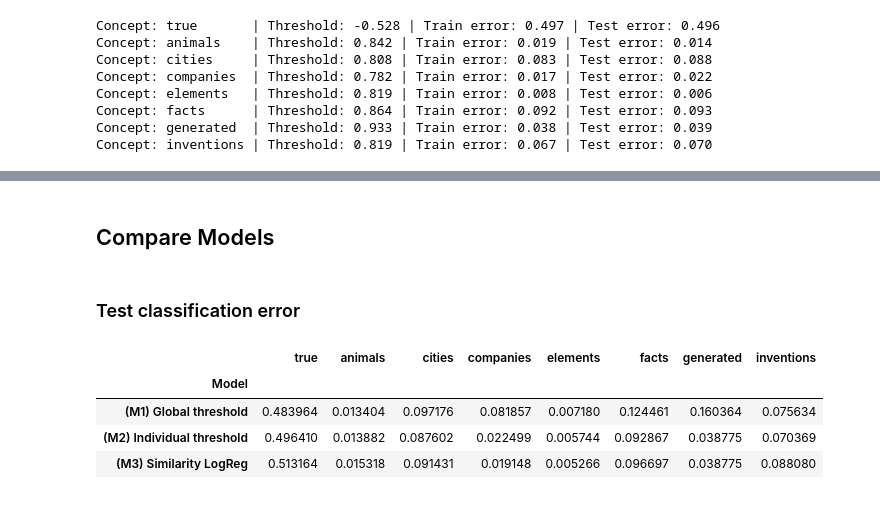
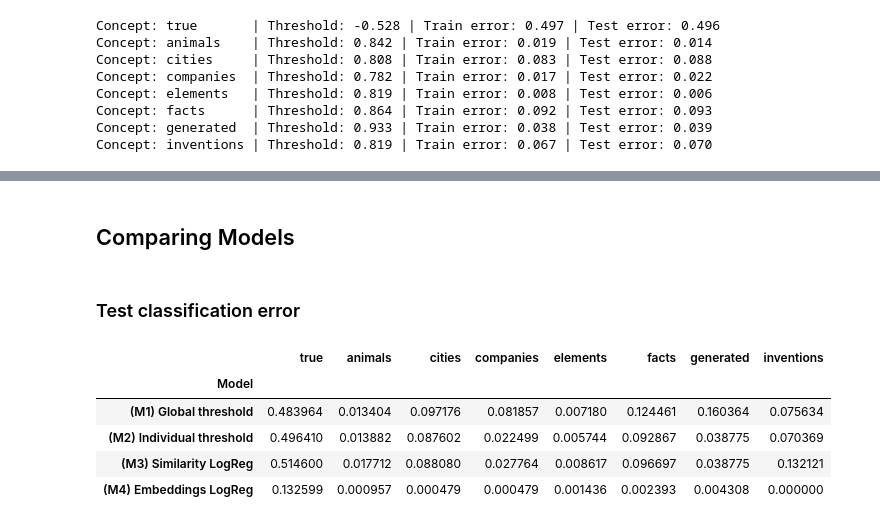
Before and after one commit to cassandra-goldberg/Calibrated_Concepts, a Jupyter notebook: Experiments/Process-TrueFalseDataset.ipynb, the cells around one changed output, grey strips where cells are left out. Drawn from its saved outputs; the diff is of its cells as text; code cells hidden in the pictures.

Commit message:
Add embeddings logistic regression model (M4)

```diff
--- a/Experiments/Process-TrueFalseDataset.ipynb
+++ b/Experiments/Process-TrueFalseDataset.ipynb
@@ -306,0 +315,5 @@ Concept: inventions | Train error: 0.084 | Test error: 0.088
+# %%
+from models import get_embeddings_log_reg
+
+emb_logreg_train_errors, emb_logreg_test_errors = get_embeddings_log_reg(hidden_states, metadata_df, cosine_similarity_df)
+emb_logreg_test_errors['Model'] = '(M4) Embeddings LogReg'
@@ -307,16 +329,18 @@ Concept: inventions | Train error: 0.084 | Test error: 0.088
 # %% [markdown]
-## Compare Models
+## Comparing Models
 # %% [markdown]
 ### Test classification error
 # %%
 error_comparison_df = pd.DataFrame.from_dict([global_test_errors,
                                               indiv_test_errors,
-                                              sim_logreg_test_errors])
+                                              sim_logreg_test_errors,
+                                              emb_logreg_test_errors])
 error_comparison_df = error_comparison_df.set_index('Model')
 error_comparison_df
 # %% [output]
 |  | true | animals | cities | companies | elements | facts | generated | inventions |
 | Model |  |  |  |  |  |  |  |  |
 | (M1) Global threshold | 0.483964 | 0.013404 | 0.097176 | 0.081857 | 0.007180 | 0.124461 | 0.160364 | 0.075634 |
 | (M2) Individual threshold | 0.496410 | 0.013882 | 0.087602 | 0.022499 | 0.005744 | 0.092867 | 0.038775 | 0.070369 |
-| (M3) Similarity LogReg | 0.513164 | 0.015318 | 0.091431 | 0.019148 | 0.005266 | 0.096697 | 0.038775 | 0.088080 |
+| (M3) Similarity LogReg | 0.514600 | 0.017712 | 0.088080 | 0.027764 | 0.008617 | 0.096697 | 0.038775 | 0.132121 |
+| (M4) Embeddings LogReg | 0.132599 | 0.000957 | 0.000479 | 0.000479 | 0.001436 | 0.002393 | 0.004308 | 0.000000 |
```
Also changed, not shown: parts of 11 cells of this notebook, 1 other file.
